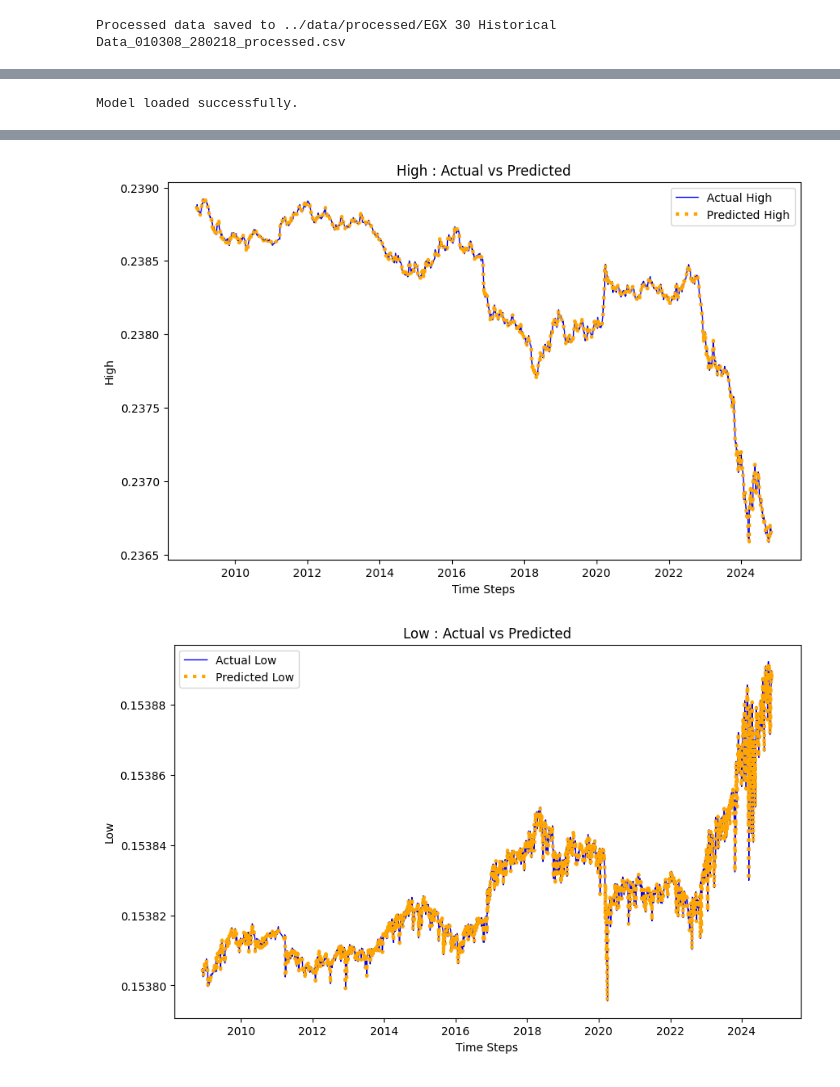
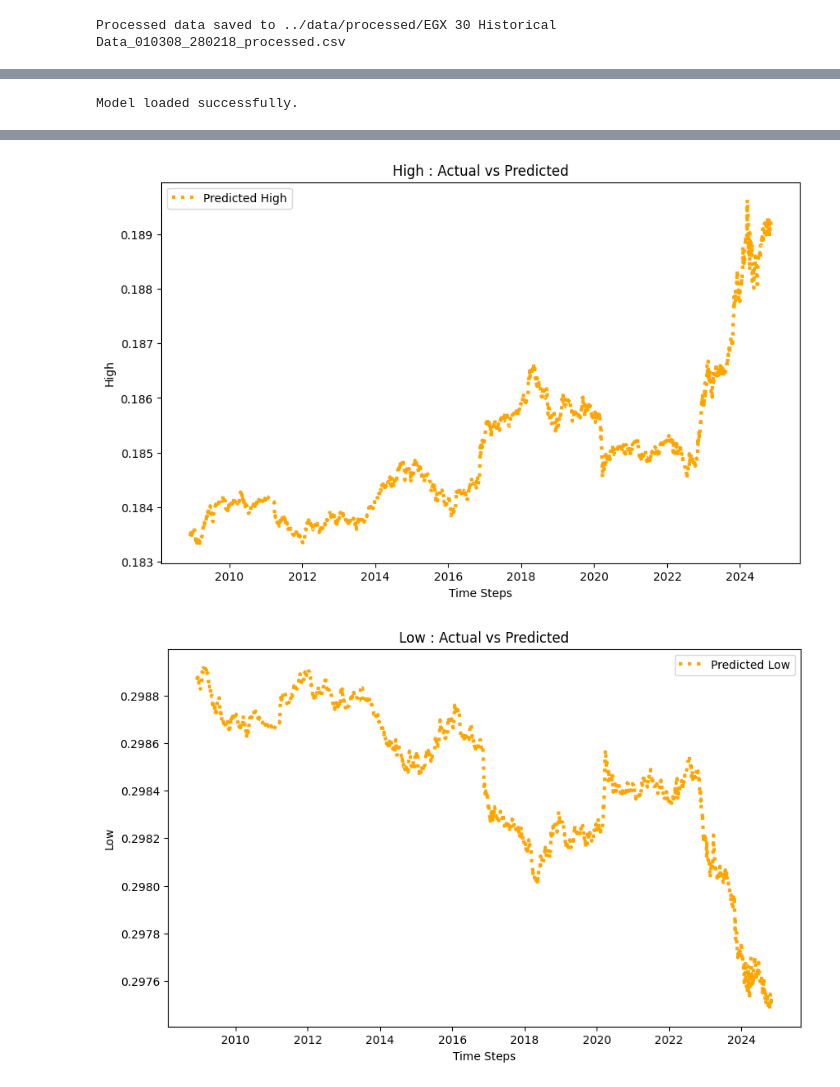
Before and after one commit to Ahmedh12/OHLC-Prices-Predictor, a Jupyter notebook: notebooks/model_verification_GAN.ipynb, the cells around one changed output, grey strips where cells are left out. Saved outputs shown, nothing was run; the diff lists cells and outputs as text; code cells hidden in the pictures.

```diff
--- a/notebooks/model_verification_GAN.ipynb
+++ b/notebooks/model_verification_GAN.ipynb
@@ -18,13 +20,4 @@ from utils import *
 # %%
-from data.data_loader import  get_validation_dataloader
-from models.transformer.utils import get_device
-# from ..general import load_trained_model, convertINT64ToDateTimeObj
-from config.utils import load_config
-import matplotlib.pyplot as plt
-import numpy as np
-import torch
-
-
 def infer_and_plot_GAN(model,
                    test_loader,
                    seq_len_future,
@@ -80,18 +73,11 @@ def infer_and_plot_GAN(model,
             actual_prices.append(batch_output.cpu().numpy())  # Move to CPU for plotting
             predicted_prices.append(predictions.cpu().numpy())  # Move to CPU for plotting
             dates.append(output_dates.cpu().numpy())
-    # print((actual_prices))
-    # print((predicted_prices))
-    # print(len(dates))
-    # print(len(actual_prices[0]))
-    # print(len(predicted_prices[0]))
 
 
     # Convert lists to numpy arrays
     actual_prices = np.concatenate(actual_prices, axis=0)
     predicted_prices = np.concatenate(predicted_prices, axis=0)
-    # print(actual_prices.shape)
-    # print(predicted_prices.shape)
     dates = np.concatenate(dates, axis=0)
 
     actual_prices = actual_prices.reshape(-1, seq_len_future, num_features)
@@ -103,9 +89,9 @@ def infer_and_plot_GAN(model,
         plot_labels = ['Price', 'Open', 'High', 'Low']
     for i in range(num_features):
         plt.figure(figsize=(10, 6))
-        plt.plot(
-             dates,predicted_prices[:, :, i].flatten(), label=f"Actual {plot_labels[i]}", color='blue', linewidth = 1
-        )
+        # plt.plot(
+        #      dates,actual_prices[:, :, i].flatten(), label=f"Actual {plot_labels[i]}", color='blue', linewidth = 1
+        # )
         plt.plot(
             dates,predicted_prices[:, :, i].flatten(), label=f"Predicted {plot_labels[i]}", linewidth = 3,
             color='orange', linestyle='dotted'
@@ -507,7 +419,8 @@ Test MSE: 0.1307
 # %%
+
 test_model_plot_window_GAN(
     "config_4",
-    "GAN_model_2024-12-28_17-41-24_epoch_23_mse_1.3464380502700806.pth",
+    "GAN_model_2024-12-28_18-57-13_epoch_21_bce_1.393301010131836.pth",
     "EGX 30 Historical Data_010308_280218_processed.csv",
     pred_cycle_count = 0,
     predict_earliest = False)
@@ -518,2 +431,2 @@ Model loaded successfully.
-[figure, old version]
+[figure, new version]
-[figure, old version]
+[figure, new version]
```
Also changed, not shown: parts of 18 cells of this notebook.
